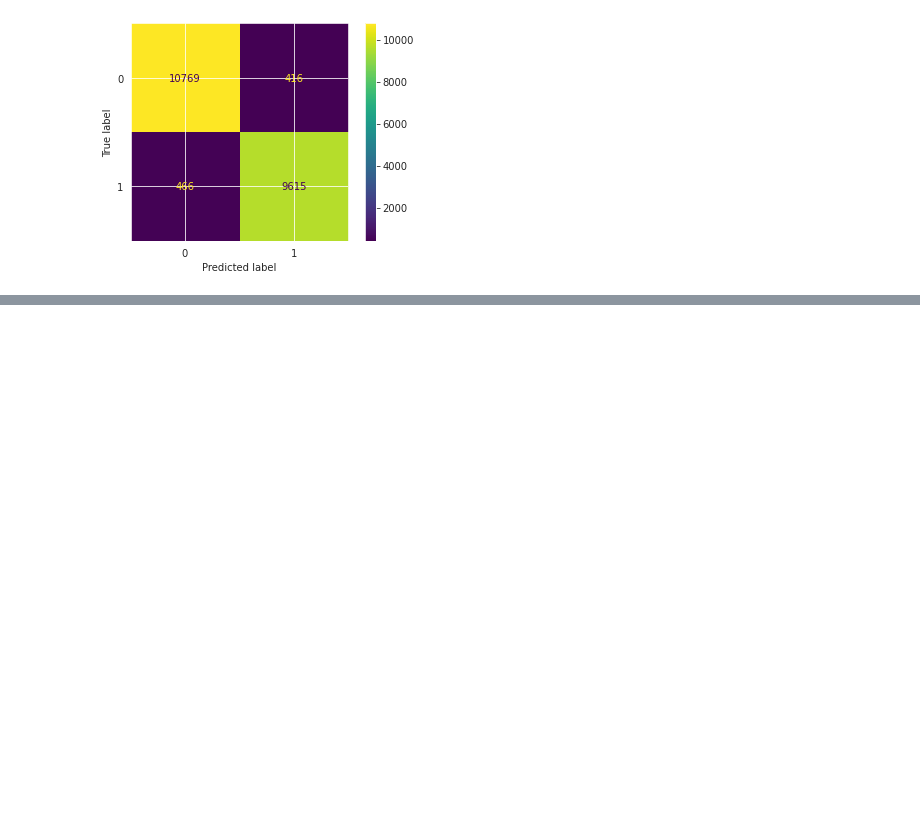
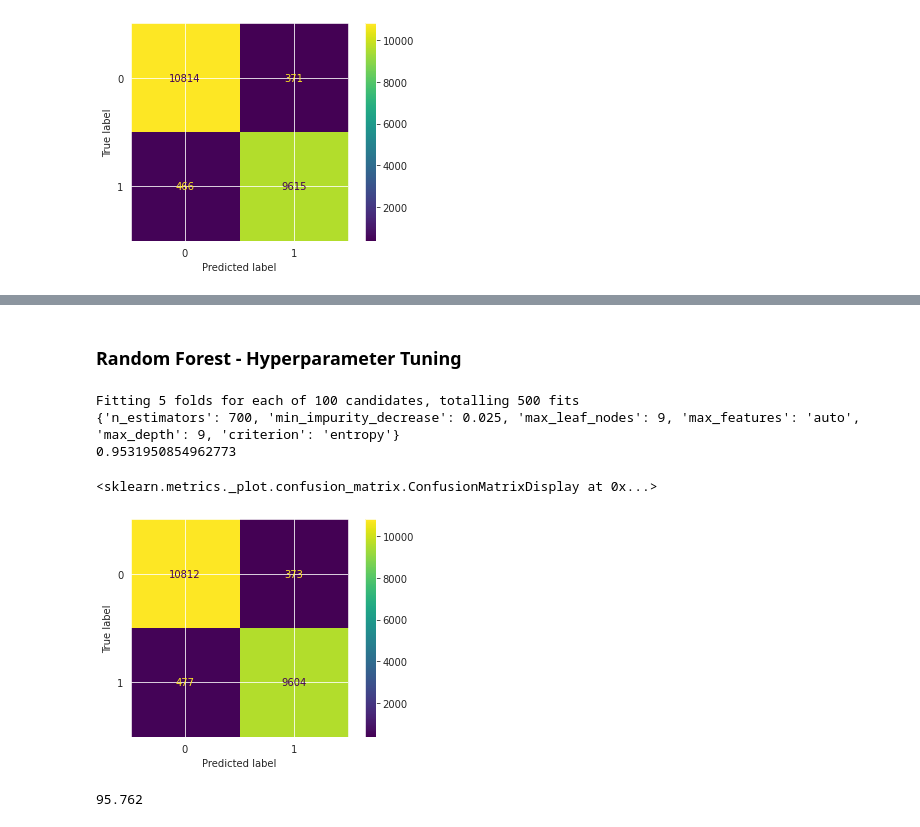
Before and after one commit to suchirmm/airline_passenger, a Jupyter notebook: airline_passenger.ipynb, the cells around one changed output, grey strips where cells are left out. Saved outputs shown, nothing was run; the diff lists cells and outputs as text; code cells hidden in the pictures; blank space fills up the shorter version.

```diff
--- a/airline_passenger.ipynb
+++ b/airline_passenger.ipynb
@@ -1425,7 +1416,7 @@ X.head(3)
 # %%
 # Using Random Forest
 
-X_train, X_test, y_train, y_test = train_test_split(X, y, test_size=0.33, random_state=324)
+X_train, X_test, y_train, y_test = train_test_split(X, y, test_size=0.33, random_state=324, stratify = y)
 
 rf_classifier = RandomForestClassifier(n_estimators = 100,
                                         max_leaf_nodes = None, max_features = None,
@@ -1459,0 +1451,78 @@ array([0.95003104, 0.95305711, 0.95360025, 0.96236809, 0.97237741])
+# %% [markdown]
+### **Random Forest - Hyperparameter Tuning**
+# %%
+# Searching for hyperparameters with Random Search Cross Val
+# Creating a RandomForestClassifier model
+# Still an imbalanced dataset
+
+# number of features at every split
+max_features = ['auto', 'log2', None]
+criterion = ['gini', 'entropy', 'log_loss']
+
+# max depth
+max_depth = [int(x) for x in np.linspace(5, 15, 8)]
+max_depth.append(None)
+
+# min_impurity_decrease
+min_impurity_decrease = [x for x in np.arange(0.025, 0.2, 0.025)]
+
+# max_leaf_nodes
+max_leaf_nodes = [x for x in np.arange(5, 16, 2)]
+
+# n_estimators
+n_estimators = [x for x in np.arange(100, 1000, 50)]
+
+# create random grid
+random_grid = {
+  'n_estimators': n_estimators,
+  'criterion': criterion,
+  'max_features': max_features,
+  'max_depth': max_depth,
+  'min_impurity_decrease': min_impurity_decrease,
+  'max_leaf_nodes' : max_leaf_nodes
+
+ }
+
+ # Random search of parameters
+rcv_classifier = RandomForestClassifier()
+rcv = RandomizedSearchCV(estimator = rcv_classifier,
+                          param_distributions = random_grid,
+                          n_iter = 100, cv = 5, verbose=2,
+                          scoring = 'f1',
+                          random_state=42, n_jobs = -1)
+
+# Fit the model
+rcv.fit(X, y)
+
+# print results
+print(rcv.best_params_)
+print(rcv.best_score_)
+# %% [output]
+Fitting 5 folds for each of 100 candidates, totalling 500 fits
+{'n_estimators': 700, 'min_impurity_decrease': 0.025, 'max_leaf_nodes': 9, 'max_features': 'auto', 'max_depth': 9, 'criterion': 'entropy'}
+0.9531950854962773
+# %%
+'''
+RandomForestClassifier(n_estimators = 550,
+                          min_impurity_decrease =  0.075,
+                          max_leaf_nodes = 15, max_features = None,
+                          max_depth = 13,
+                          criterion = 'gini')
+'''
+
+RandomForestClassifier(n_estimators = 700, min_impurity_decrease = 0.025,
+                       max_leaf_nodes = 9, max_features = 'auto',
+                       max_depth = 9, criterion = 'entropy')
+
+
+rf_classifier.fit(X_train,y_train)
+rf_predict = rf_classifier.predict(X_test)
+
+plot_confusion_matrix(rf_classifier, X_test, y_test)
+# %% [output]
+<sklearn.metrics._plot.confusion_matrix.ConfusionMatrixDisplay at 0x...>
+[figure, added]
+# %%
+round(f1_score(y_test, rf_predict), 5) * 100
+# %% [output]
+95.762
```
Also changed, not shown: parts of 18 cells of this notebook.
